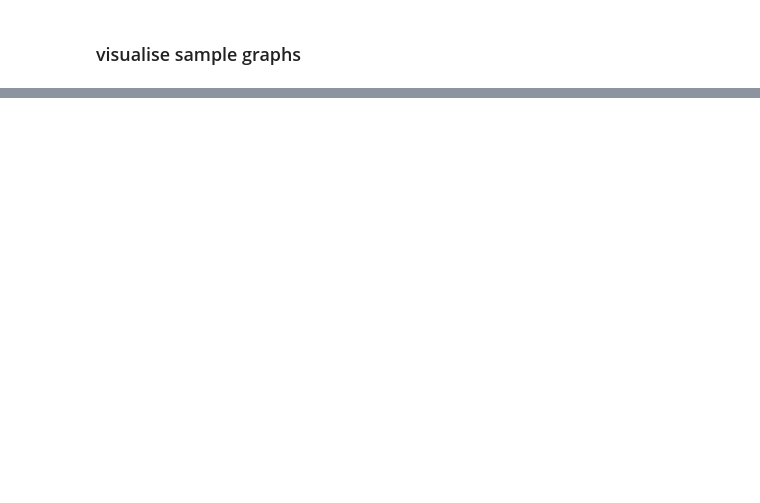
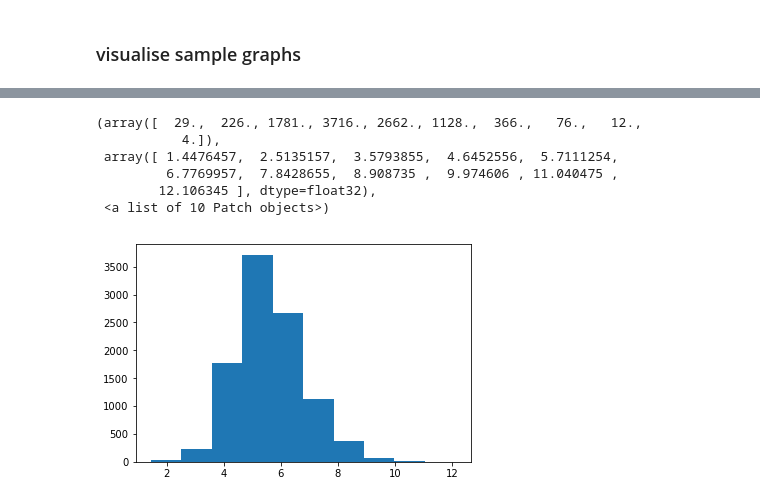
Before and after one commit to edwardelson/ogb, a Jupyter notebook: examples/lsc/pcqm4m/eda.ipynb, the cells around one changed output, grey strips where cells are left out. Saved outputs shown, nothing was run; the diff lists cells and outputs as text; code cells hidden in the pictures; blank space fills up the shorter version.

```diff
--- a/examples/lsc/pcqm4m/eda.ipynb
+++ b/examples/lsc/pcqm4m/eda.ipynb
@@ -257,6 +257,7 @@ args.num_layers = 5
 args.emb_dim = 600
 args.drop_ratio = 0
 args.graph_pooling = "sum"
+args.checkpoint_dir = "checkpoint"
 # %%
 device = torch.device("cuda:" + str(args.device)) if torch.cuda.is_available() else torch.device("cpu")
 # %%
@@ -404,0 +776,34 @@ for i in range(11):
+# %%
+"""
+Get intermediate graph embeddings and visualise
+"""
+
+graphEmbeddings = None
+y_true = []
+for step, batch in enumerate(tqdm(valid_loader, desc="Iteration")):
+    batch = batch.to(device)
+
+    # get intermediate outputs
+    h_node = model.gnn_node(batch)
+    # GRAPH EMBEDDING
+    h_graph = model.pool(h_node, batch.batch)
+    output = model.graph_pred_linear(h_graph)
+
+    # convert to numpy object
+    h_graph_np = h_graph.detach().cpu().numpy()
+    y_true.extend(batch.y.detach().cpu().numpy())
+
+    if graphEmbeddings is None:
+        graphEmbeddings = h_graph_np
+    else:
+        graphEmbeddings = np.concatenate((graphEmbeddings, h_graph_np))
+# %%
+plt.hist(y_true)
+# %% [output]
+(array([  29.,  226., 1781., 3716., 2662., 1128.,  366.,   76.,   12.,
+           4.]),
+ array([ 1.4476457,  2.5135157,  3.5793855,  4.6452556,  5.7111254,
+         6.7769957,  7.8428655,  8.908735 ,  9.974606 , 11.040475 ,
+        12.106345 ], dtype=float32),
+ <a list of 10 Patch objects>)
+[figure, added]
```
Also changed, not shown: parts of 27 cells of this notebook.
